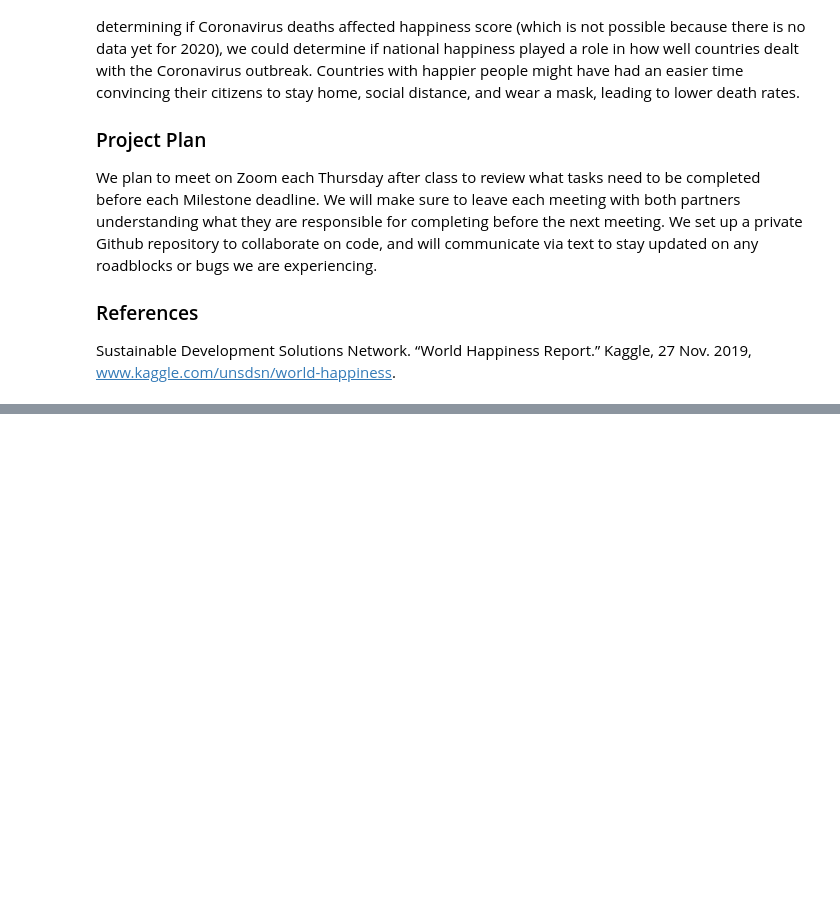
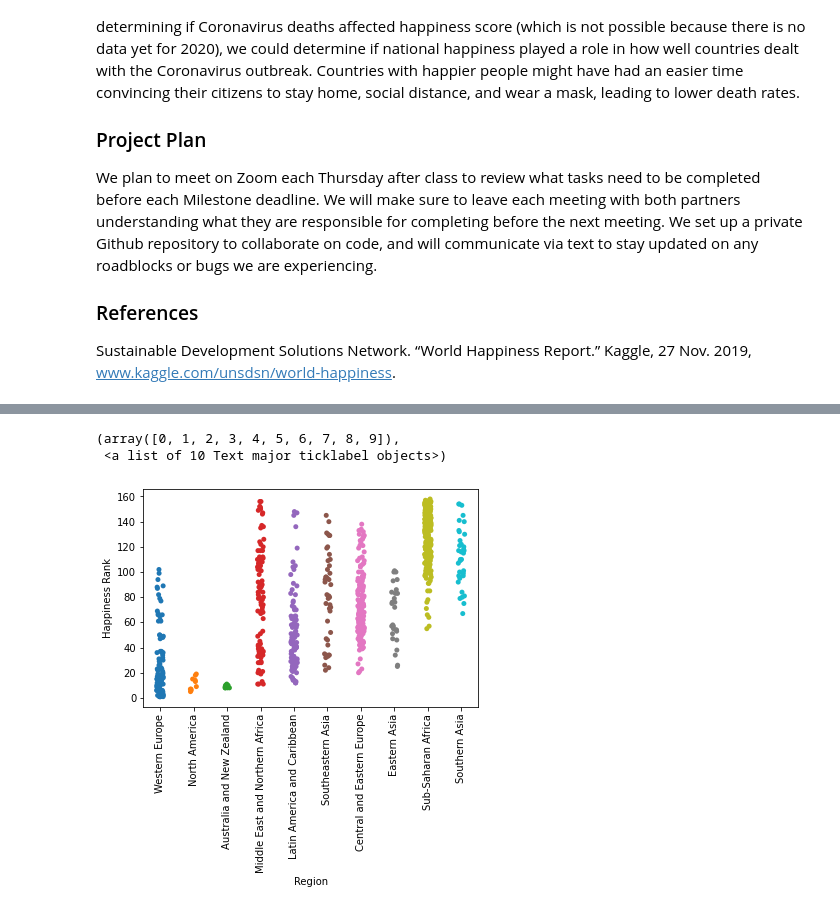
Before and after one commit to lsussman1/DataScienceTutorial, a Jupyter notebook: index.ipynb, the cells around one changed output, grey strips where cells are left out. Cells and saved outputs as stored; diff of their text form; code cells hidden in the pictures; blank space fills up the shorter version.

```diff
--- a/index.ipynb
+++ b/index.ipynb
@@ -34,0 +78,5 @@ happiness2015.head()
+# %%
+happiness2019.head()
+h_2019 = happiness2019.loc[:,['Country or region','Overall rank','Score','GDP per capita', 'Freedom to make life choices','Perceptions of corruption','Generosity']]
+h_2019.columns = ['Country','Happiness Rank','Happiness Score','GDP','Freedom','Trust','Generosity']
+h_2019.head()
@@ -34,0 +180,8 @@ happiness2015.head()
+# %%
+#Strip plot to visualize Happiness Rank per country by region
+sns.stripplot(x="Region", y="Happiness Rank", data=allyears, jitter=True)
+plt.xticks(rotation=90)
+# %% [output]
+(array([0, 1, 2, 3, 4, 5, 6, 7, 8, 9]),
+ <a list of 10 Text major ticklabel objects>)
+[figure, added]
```
Also changed, not shown: parts of 17 cells of this notebook.
